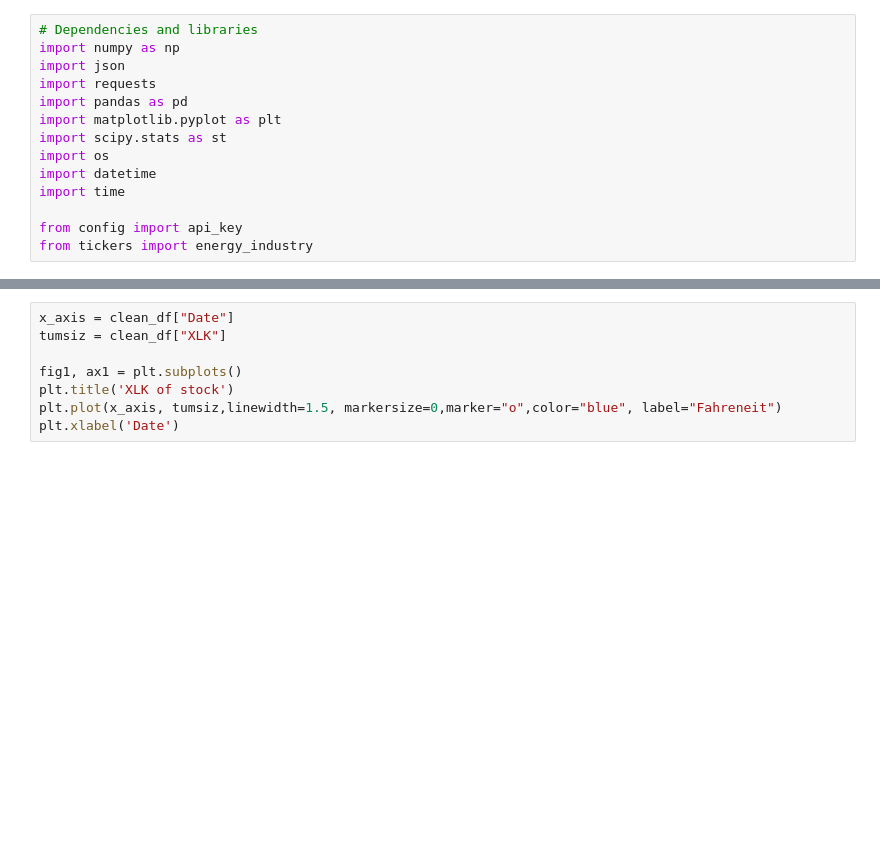
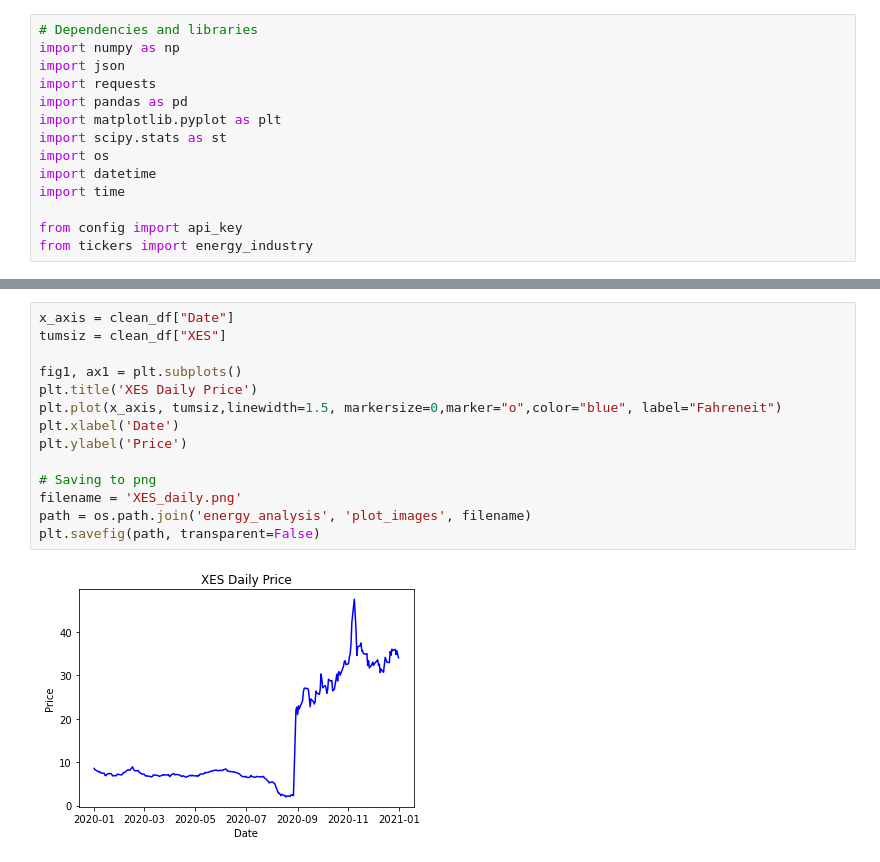
Before and after one commit to Dinorobie/stocks-covid, a Jupyter notebook: energy_analysis.ipynb, the cells around one changed output, grey strips where cells are left out. Saved outputs shown, nothing was run; the diff lists cells and outputs as text; blank space fills up the shorter version.

```diff
--- a/energy_analysis.ipynb
+++ b/energy_analysis.ipynb
@@ -163,8 +205,16 @@ plt.ylabel('Price')
 # %%
 x_axis = clean_df["Date"]
-tumsiz = clean_df["XLK"]
+tumsiz = clean_df["XES"]
 
 fig1, ax1 = plt.subplots()
-plt.title('XLK of stock')
+plt.title('XES Daily Price')
 plt.plot(x_axis, tumsiz,linewidth=1.5, markersize=0,marker="o",color="blue", label="Fahreneit")
 plt.xlabel('Date')
+plt.ylabel('Price')
+
+# Saving to png
+filename = 'XES_daily.png'
+path = os.path.join('energy_analysis', 'plot_images', filename)
+plt.savefig(path, transparent=False)
+# %% [output]
+[figure, added]
```
Also changed, not shown: parts of 8 cells of this notebook, 6 other files.
